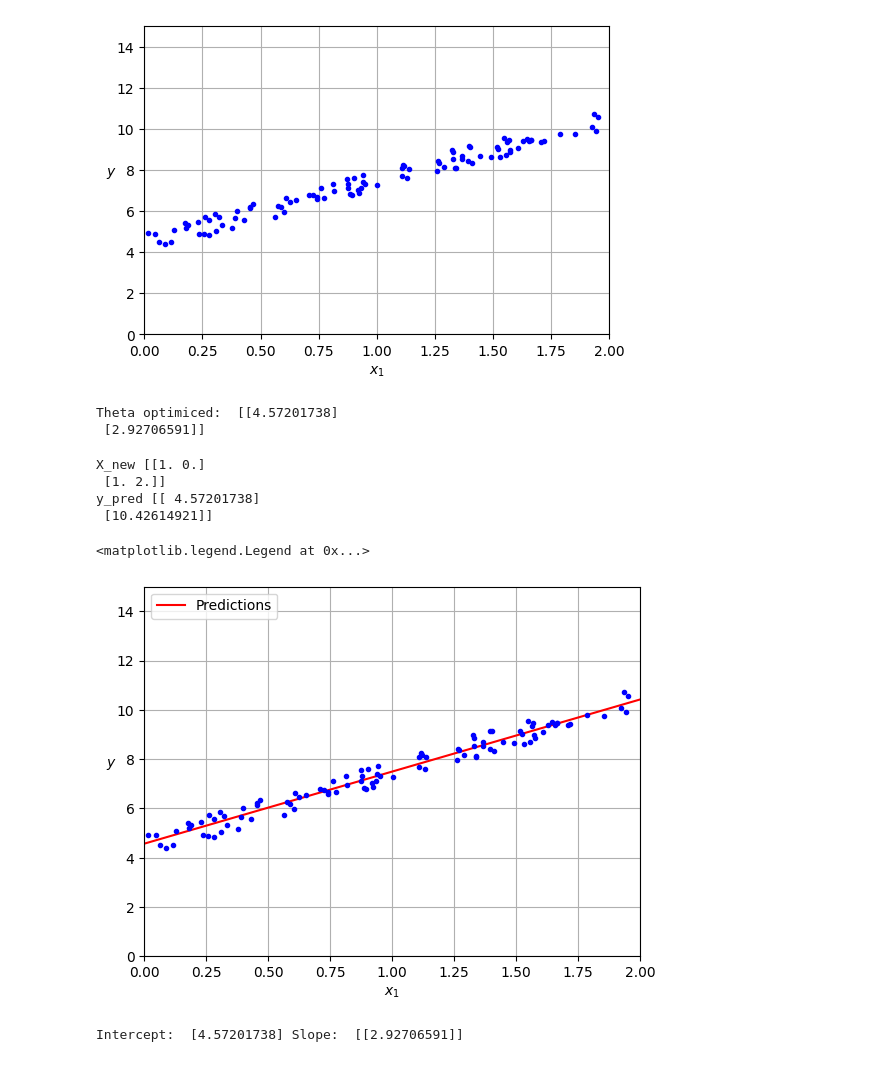
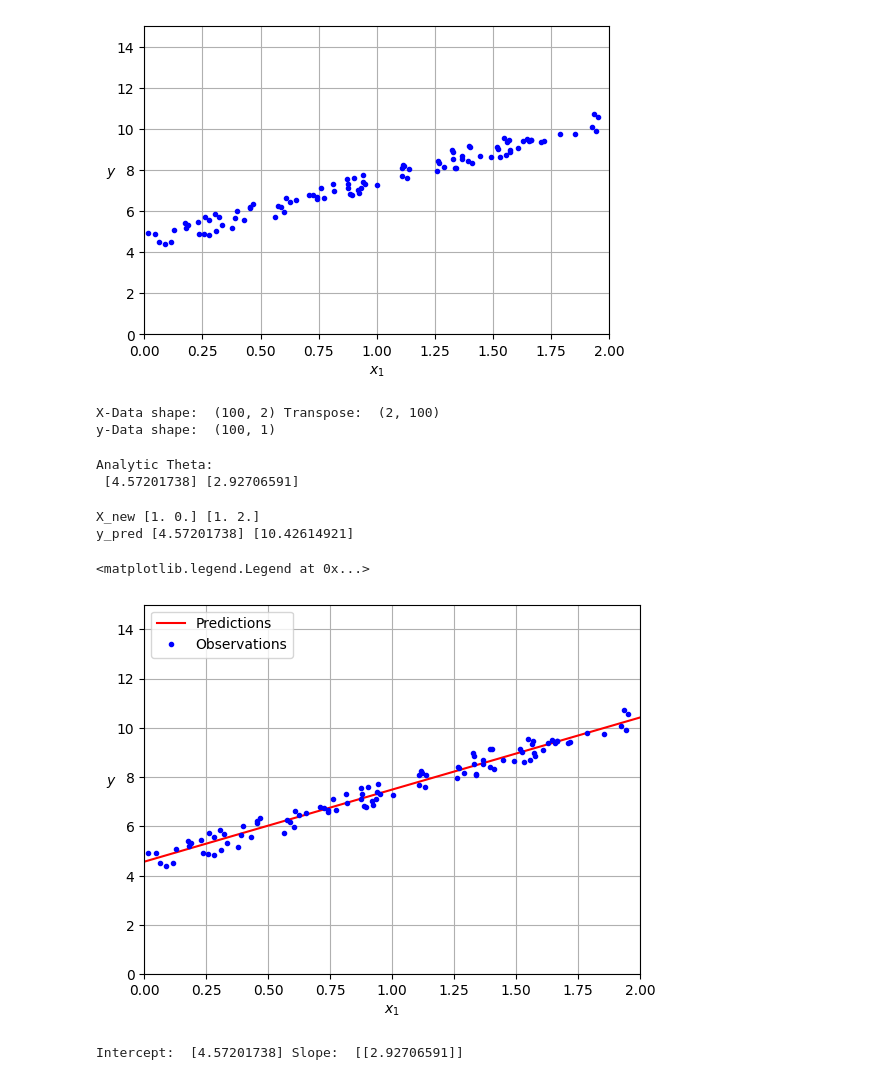
Before and after one commit to isaultirado77/Intro-to-ML, a Jupyter notebook: gradient_descent/gradient_descent_notebook.ipynb, the cells around one changed output. Cells and saved outputs as stored; diff of their text form; code cells hidden in the pictures.

```diff
--- a/gradient_descent/gradient_descent_notebook.ipynb
+++ b/gradient_descent/gradient_descent_notebook.ipynb
@@ -36,39 +44,43 @@ plt.grid()
 plt.show()
 # %% [output]
 [figure]
+# %%
+print("X-Data shape: ", X_b.shape, "Transpose: ", X_b.T.shape)
+print("y-Data shape: ", y.shape)
+# %% [output]
+X-Data shape:  (100, 2) Transpose:  (2, 100)
+y-Data shape:  (100, 1)
 # %%
-from sklearn.preprocessing import add_dummy_feature  # Augment dataset with an additional dummy feature.
+from sklearn.preprocessing import add_dummy_feature  # Se usa para aumentar el dataset agreando una dummy feature (generalmente vale 1)
 
 X_b = add_dummy_feature(X)  # Using a dummy variable to simulate theta_0 = 1
-theta_best = np.linalg.inv(X_b.T @ X_b) @ X_b.T @ y  # @ se usa en lugar de np.dot()
-print("Theta optimiced: ", theta_best)
+theta_best = np.linalg.inv(X_b.T @ X_b) @ X_b.T @ y  # Maximum Likehood estimation solution for the parameters
+print("Analytic Theta: \n", *theta_best)
 # %% [output]
-Theta optimiced:  [[4.57201738]
- [2.92706591]]
+Analytic Theta:
+ [4.57201738] [2.92706591]
 # %%
 # Usamos y = X * theta_best
 X_new = np.array([[0], [2]])
 X_new_b = add_dummy_feature(X_new)  # add x0 = 1 to each instance
 y_predict = X_new_b @ theta_best
-print("X_new", X_new_b)
-print("y_pred", y_predict)
+print("X_new", *X_new_b)
+print("y_pred", *y_predict)
 # %% [output]
-X_new [[1. 0.]
- [1. 2.]]
-y_pred [[ 4.57201738]
- [10.42614921]]
+X_new [1. 0.] [1. 2.]
+y_pred [4.57201738] [10.42614921]
 # %%
 plt.plot(X_new, y_predict, "r-", label="Predictions")
-plt.plot(X, y, "b.")
+plt.plot(X, y, "b.", label="Observations")
 
 plt.xlabel("$x_1$")
 plt.ylabel("$y$", rotation=0)
 plt.axis([0, 2, 0, 15])
 plt.grid()
 plt.legend(loc="upper left")
 # %% [output]
 <matplotlib.legend.Legend at 0x...>
-[figure, old version]
+[figure, new version]
 # %%
 # Using the linear regression model from sklearn
 from sklearn.linear_model import LinearRegression
```
Also changed, not shown: parts of 10 cells of this notebook, 2 other files.
